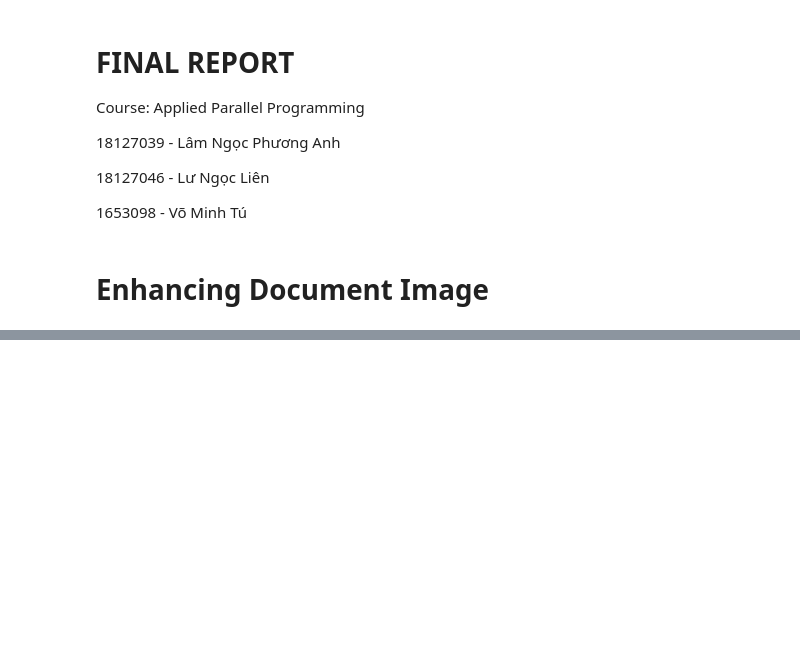
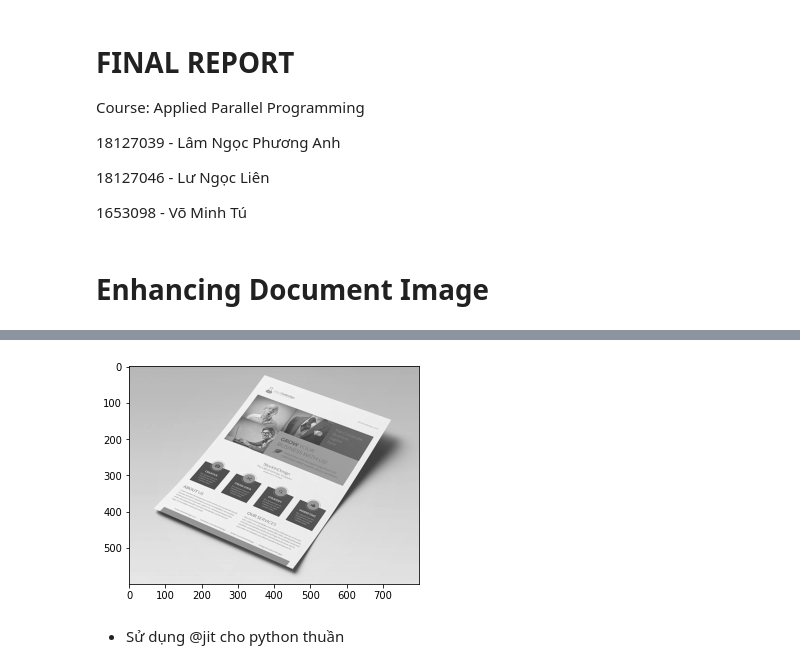
Before and after one commit to lnpanh/CSC14116, a Jupyter notebook: Report.ipynb, the cells around one changed output, grey strips where cells are left out. Saved outputs shown, nothing was run; the diff lists cells and outputs as text; code cells hidden in the pictures; blank space fills up the shorter version.

```diff
--- a/Report.ipynb
+++ b/Report.ipynb
@@ -102,0 +115,8 @@ Một vài ứng dụng sử dụng bài toán này là:
+# %%
+def convert_RGB_Gray_np(img):
+    return np.dot(img[...,:3],[0.2989, 0.5870, 0.1140])
+# %%
+%time gray_np = convert_RGB_Gray_np(img)
+plt.imshow(gray_np, cmap='gray')
+plt.show()
+# %% [output]
@@ -102,0 +125,3 @@ Một vài ứng dụng sử dụng bài toán này là:
+[figure, added]
+# %% [markdown]
+* Sử dụng @jit cho python thuần
```
Also changed, not shown: parts of 73 cells of this notebook.
